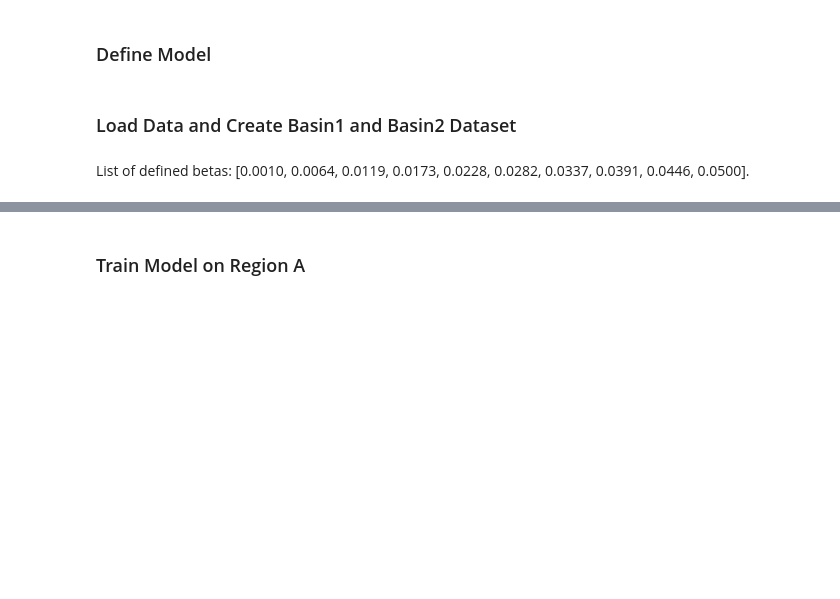
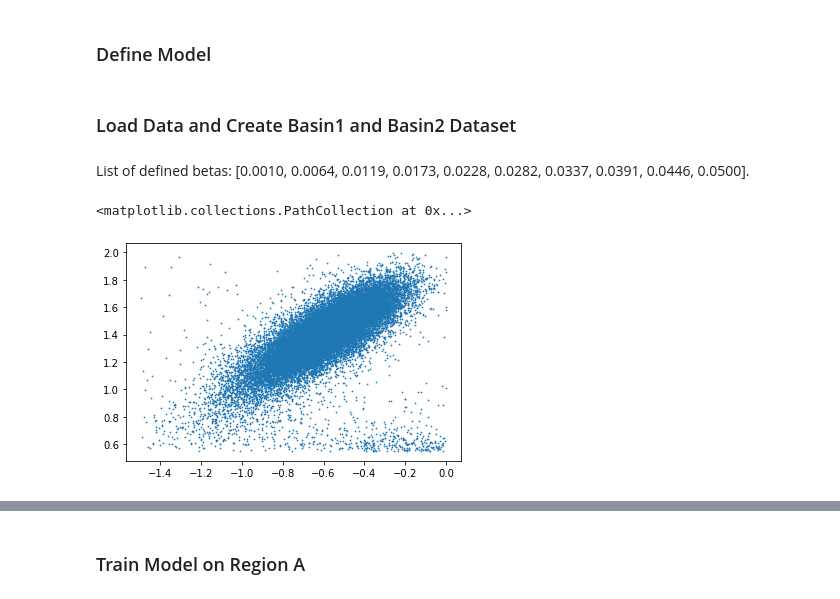
Before and after one commit to BloonCorps/IAP2022, a Jupyter notebook: my_experiments/NCE_absolute_F.ipynb, the cells around one changed output, grey strips where cells are left out. Saved outputs shown, nothing was run; the diff lists cells and outputs as text; code cells hidden in the pictures; blank space fills up the shorter version.

```diff
--- a/my_experiments/NCE_absolute_F.ipynb
+++ b/my_experiments/NCE_absolute_F.ipynb
@@ -100,9 +83,7 @@ class NCE(nn.Module):
 ### Load Data and Create Basin1 and Basin2 Dataset
 # %%
 #bounds of the total area, but this is kind of meaningless
-x1_min, x1_max = -1.5, 1
-x2_min, x2_max = -0.5, 2.0
-
+#x1_min, x1_max = -1.5, 1; x2_min, x2_max = -0.5, 2.0
 Abounds = [[-1.5, 0], [0.55, 2]] #basin 1 bounds. So -1.5 < x < 0, 0.55 < y < 2.
 Bbounds = [[-0.8, 1], [-0.5, 0.8]] #basin 2 bounds. So -0.8 < x < 1, -0.5 < y < 0.8.
 
@@ -111,19 +92,17 @@ beta = 0.05
 
 with open('Asamples_beta_{:.3f}.pkl'.format(beta), 'rb') as file_handle:
     dataA = pickle.load(file_handle)
-
 xsamplesA = dataA['x_record']
 betasA = dataA['beta_lst']
 
 with open('Bsamples_beta_{:.3f}.pkl'.format(beta), 'rb') as file_handle:
     dataB = pickle.load(file_handle)
-
-xsamplesB = dataA['x_record']
-betasB = dataA['beta_lst']
+xsamplesB = dataB['x_record']
+betasB = dataB['beta_lst']
 
 betas = betasA
-
-data_dictionaryA, data_dictionaryB = dict(), dict()
+data_dictionaryA = dict()
+data_dictionaryB = dict()
 
 counter = 0
 for beta in betasA:
@@ -132,3 +111,10 @@ for beta in betasA:
     counter = counter + 1
 # %% [markdown]
 List of defined betas: [0.0010, 0.0064, 0.0119, 0.0173, 0.0228, 0.0282, 0.0337, 0.0391, 0.0446, 0.0500].
+# %%
+samplesA = torch.tensor(data_dictionaryA[0.05])[0:]
+samplesB = torch.tensor(data_dictionaryB[0.05])[0:]
+plt.scatter(samplesA[:, 0], samplesA[:, 1], s = 0.5)
+# %% [output]
+<matplotlib.collections.PathCollection at 0x...>
+[figure, added]
```
Also changed, not shown: parts of 18 cells of this notebook, 3 other files.
